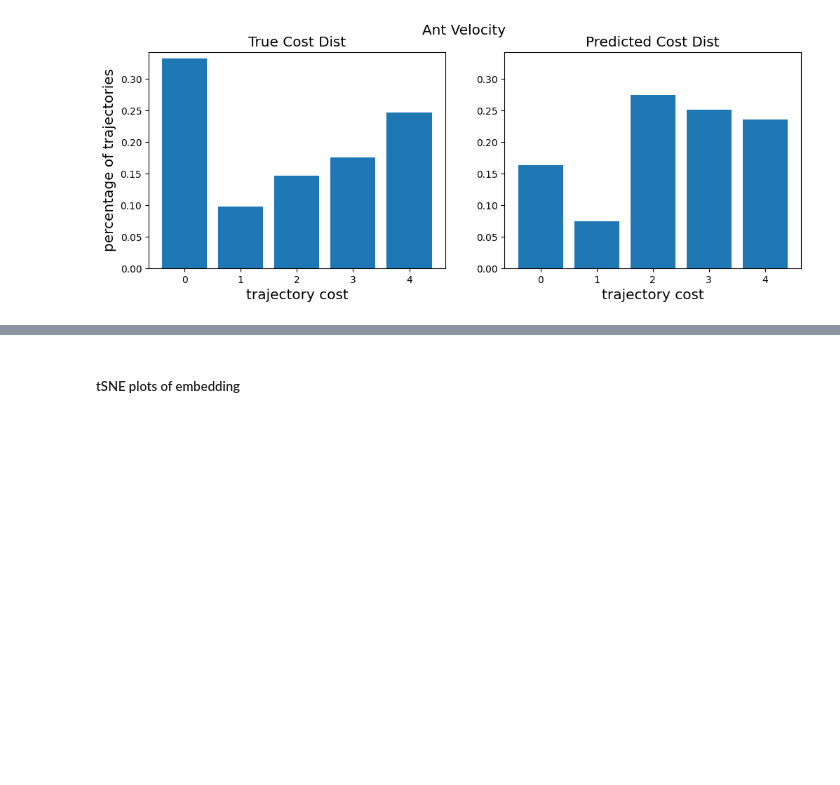
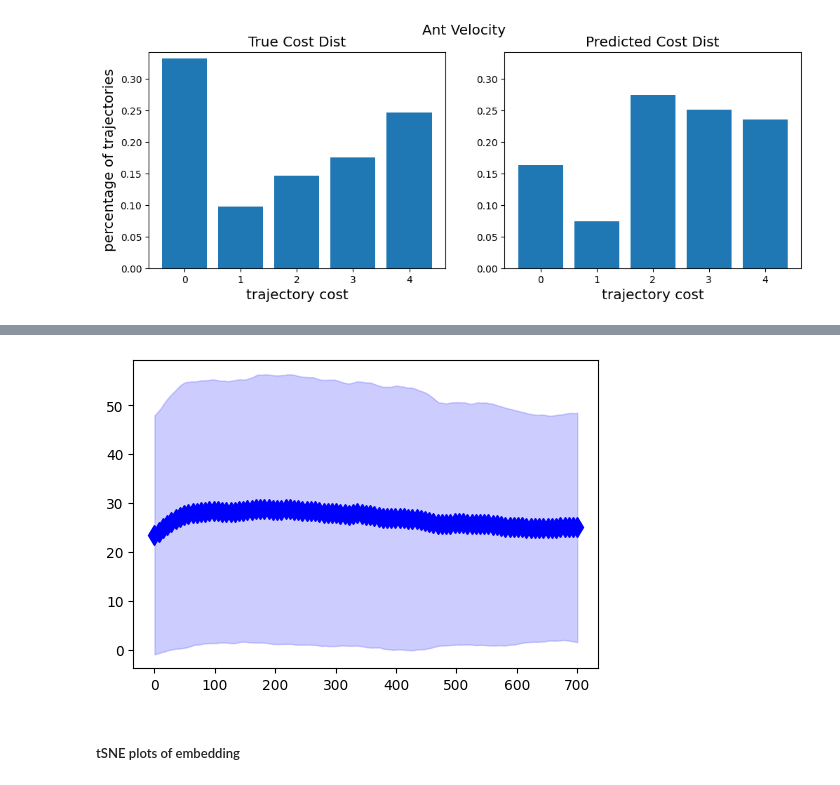
Before and after one commit to returaj/offline_mpc, a Jupyter notebook: dsrl_model/notebooks/check_cost_model.ipynb, the cells around one changed output, grey strips where cells are left out. Cells and saved outputs as stored; diff of their text form; code cells hidden in the pictures; blank space fills up the shorter version.

```diff
--- a/dsrl_model/notebooks/check_cost_model.ipynb
+++ b/dsrl_model/notebooks/check_cost_model.ipynb
@@ -617,0 +689,4 @@ del pred_traj_cost, traj_reward, true_traj_cost, data
+# %%
+plot_line(*get_dist(union_data["costs"], hz=300))
+# %% [output]
+[figure, added]
```
Also changed, not shown: parts of 10 cells of this notebook.
